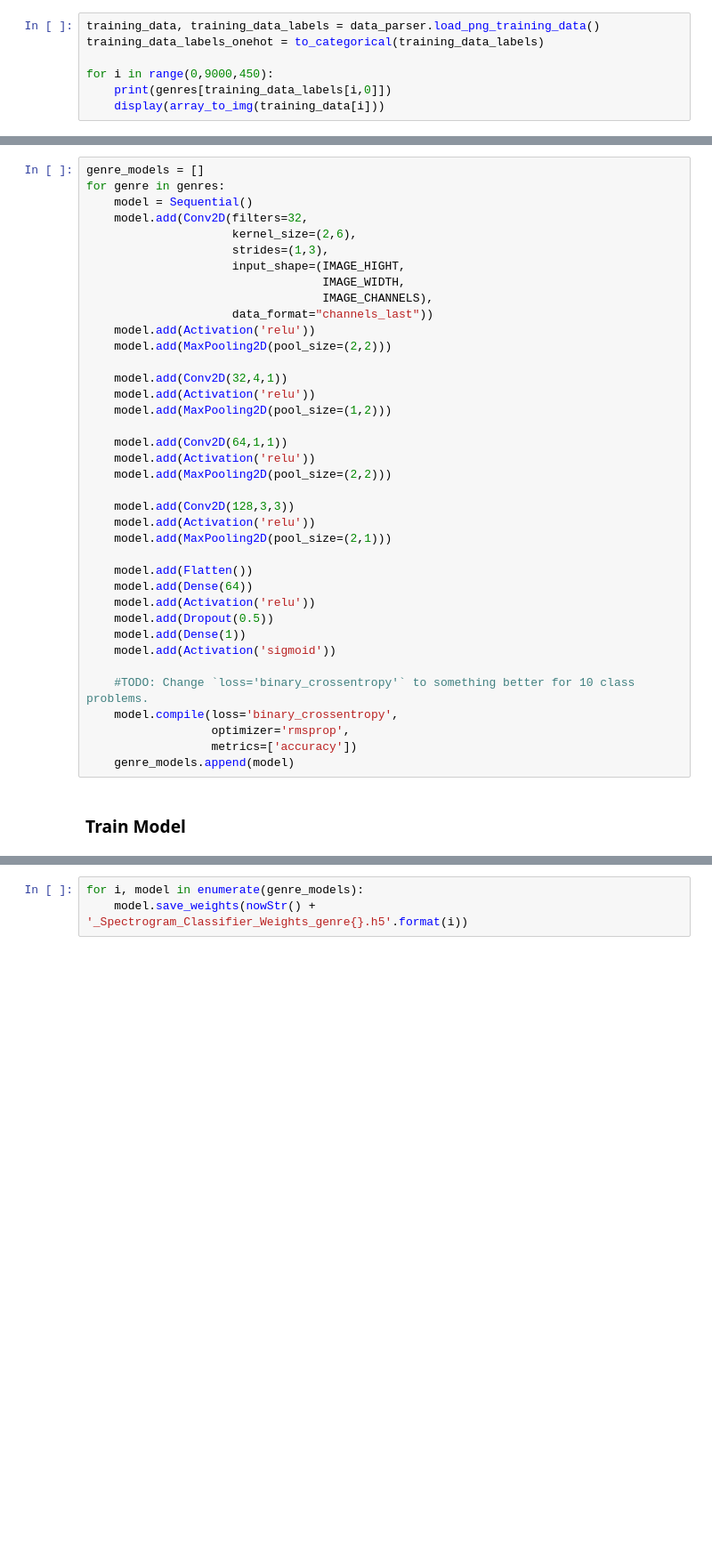
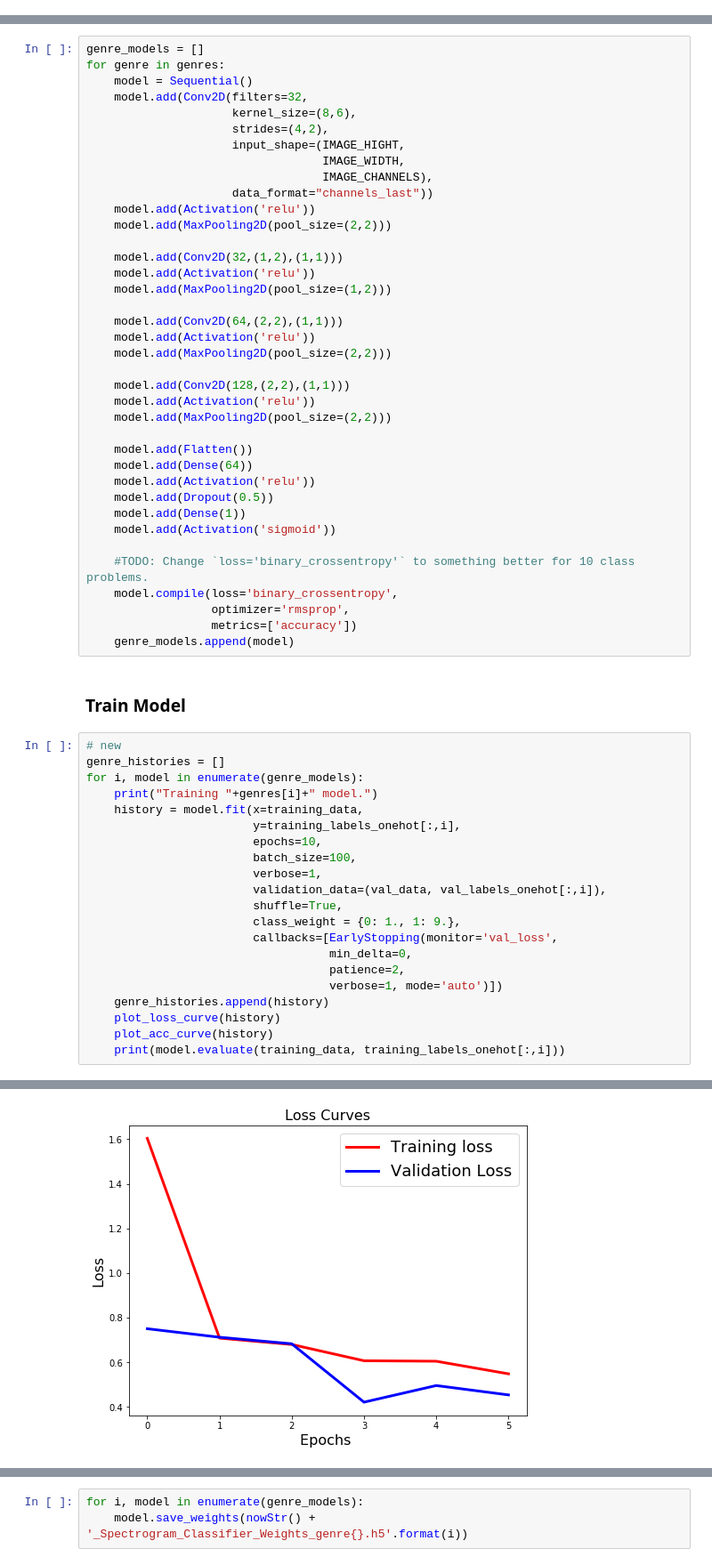
Before and after one commit to trevorlapay/UNMFall18_ML_Project3, a Jupyter notebook: SpectrogramClassifier.ipynb, the cells around one changed output, grey strips where cells are left out. Shown at 89% size. Drawn from its saved outputs; the diff is of its cells as text; blank space fills up the shorter version.

```diff
--- a/SpectrogramClassifier.ipynb
+++ b/SpectrogramClassifier.ipynb
@@ -67,12 +87,5 @@ def plot_acc_curve(history):
 # %% [markdown]
 ## Binary Model per Genre
-# %%
-training_data, training_data_labels = data_parser.load_png_training_data()
-training_data_labels_onehot = to_categorical(training_data_labels)
-
-for i in range(0,9000,450):
-    print(genres[training_data_labels[i,0]])
-    display(array_to_img(training_data[i]))
 # %% [markdown]
 ### Build Model
 # %%
@@ -80,8 +93,8 @@ genre_models = []
 for genre in genres:
     model = Sequential()
     model.add(Conv2D(filters=32,
-                     kernel_size=(2,6),
-                     strides=(1,3),
+                     kernel_size=(8,6),
+                     strides=(4,2),
                      input_shape=(IMAGE_HIGHT,
                                   IMAGE_WIDTH,
                                   IMAGE_CHANNELS),
@@ -89,17 +102,17 @@ for genre in genres:
     model.add(Activation('relu'))
     model.add(MaxPooling2D(pool_size=(2,2)))
 
-    model.add(Conv2D(32,4,1))
+    model.add(Conv2D(32,(1,2),(1,1)))
     model.add(Activation('relu'))
     model.add(MaxPooling2D(pool_size=(1,2)))
 
-    model.add(Conv2D(64,1,1))
+    model.add(Conv2D(64,(2,2),(1,1)))
     model.add(Activation('relu'))
     model.add(MaxPooling2D(pool_size=(2,2)))
 
-    model.add(Conv2D(128,3,3))
+    model.add(Conv2D(128,(2,2),(1,1)))
     model.add(Activation('relu'))
-    model.add(MaxPooling2D(pool_size=(2,1)))
+    model.add(MaxPooling2D(pool_size=(2,2)))
 
     model.add(Flatten())
     model.add(Dense(64))
@@ -115,3 +128,25 @@ for genre in genres:
     genre_models.append(model)
 # %% [markdown]
 ### Train Model
+# %%
+# new
+genre_histories = []
+for i, model in enumerate(genre_models):
+    print("Training "+genres[i]+" model.")
+    history = model.fit(x=training_data,
+                        y=training_labels_onehot[:,i],
+                        epochs=10,
+                        batch_size=100,
+                        verbose=1,
+                        validation_data=(val_data, val_labels_onehot[:,i]),
+                        shuffle=True,
+                        class_weight = {0: 1., 1: 9.},
+                        callbacks=[EarlyStopping(monitor='val_loss',
+                                   min_delta=0,
+                                   patience=2,
+                                   verbose=1, mode='auto')])
+    genre_histories.append(history)
+    plot_loss_curve(history)
+    plot_acc_curve(history)
+    print(model.evaluate(training_data, training_labels_onehot[:,i]))
+# %% [output]
@@ -117,0 +167 @@ for genre in genres:
+[figure, added]
```
Also changed, not shown: parts of 11 cells of this notebook, 1 other file.
